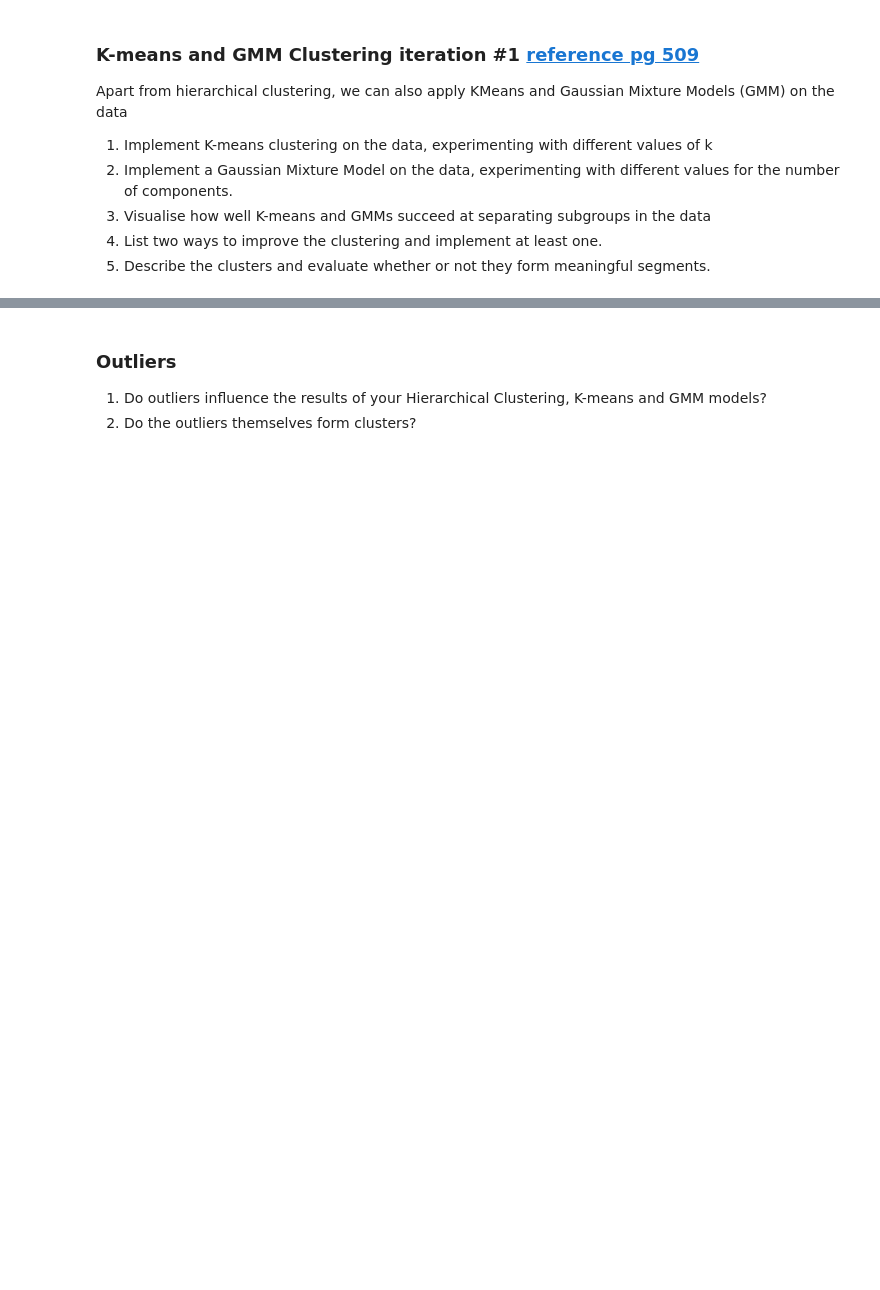
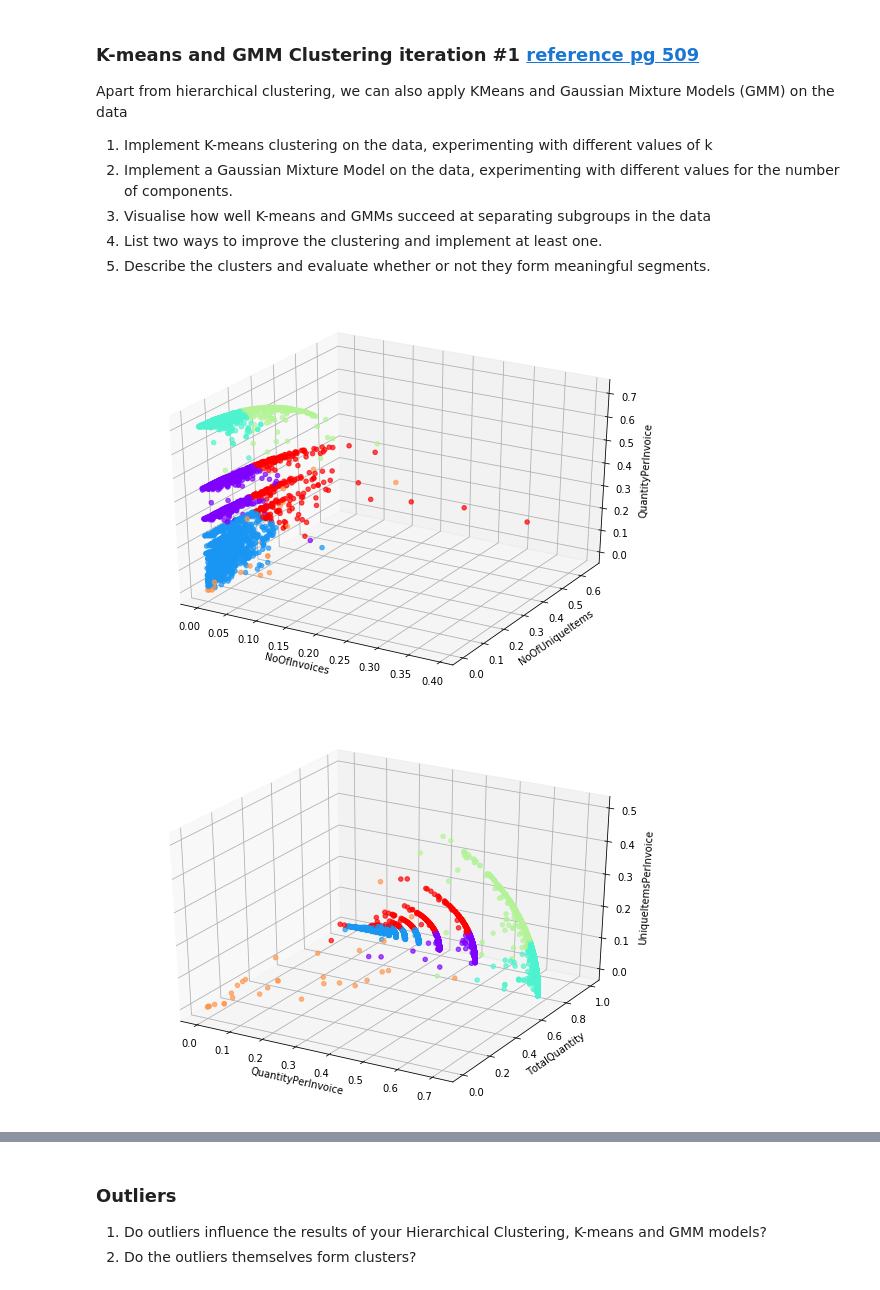
Before and after one commit to nickyeolk/aiap_projects, a Jupyter notebook: aiap-week3/Part 1 Notebook I.ipynb, the cells around one changed output, grey strips where cells are left out. Saved outputs shown, nothing was run; the diff lists cells and outputs as text; code cells hidden in the pictures; blank space fills up the shorter version.

```diff
--- a/aiap-week3/Part 1 Notebook I.ipynb
+++ b/aiap-week3/Part 1 Notebook I.ipynb
@@ -255,0 +285,22 @@ Apart from hierarchical clustering, we can also apply KMeans and Gaussian Mixtur
+# %%
+from sklearn.cluster import KMeans
+
+
+def do_kmeans(X):
+    kmeans = KMeans(n_clusters=6, init='k-means++', n_init=10, max_iter=300, \
+       tol=0.0001, precompute_distances='auto', verbose=0, random_state=None, \
+                    copy_x=True, n_jobs=None, algorithm='auto')
+    kmeans.fit_predict(X)
+    make_figure(X,kmeans.labels_,axii=[0,1,2])
+    make_figure(X,kmeans.labels_,axii=[2,3,4])
+    make_figure(X,kmeans.labels_,axii=[3,4,5])
+    make_figure(X,kmeans.labels_,axii=[4,5,6])
+    make_figure(X,kmeans.labels_,axii=[0,5,6])
+    make_figure(X,kmeans.labels_,axii=[2,5,6])
+    make_figure(X,kmeans.labels_,axii=[0,3,4])
+    make_figure(X,kmeans.labels_,axii=[0,3,6])
+
+do_kmeans(X)
+# %% [output]
+[figure, added]
+[figure, added]
```
Also changed, not shown: parts of 9 cells of this notebook.
